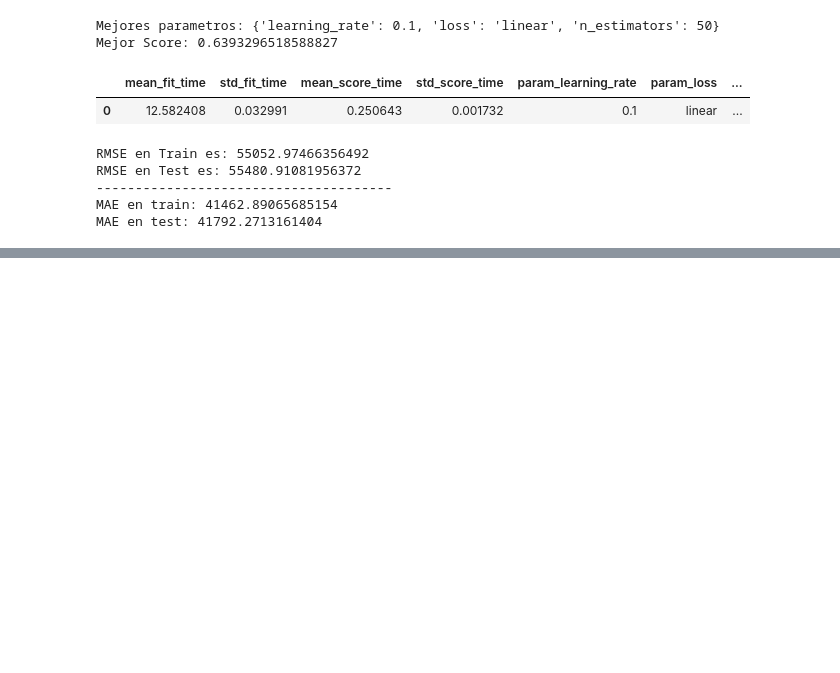
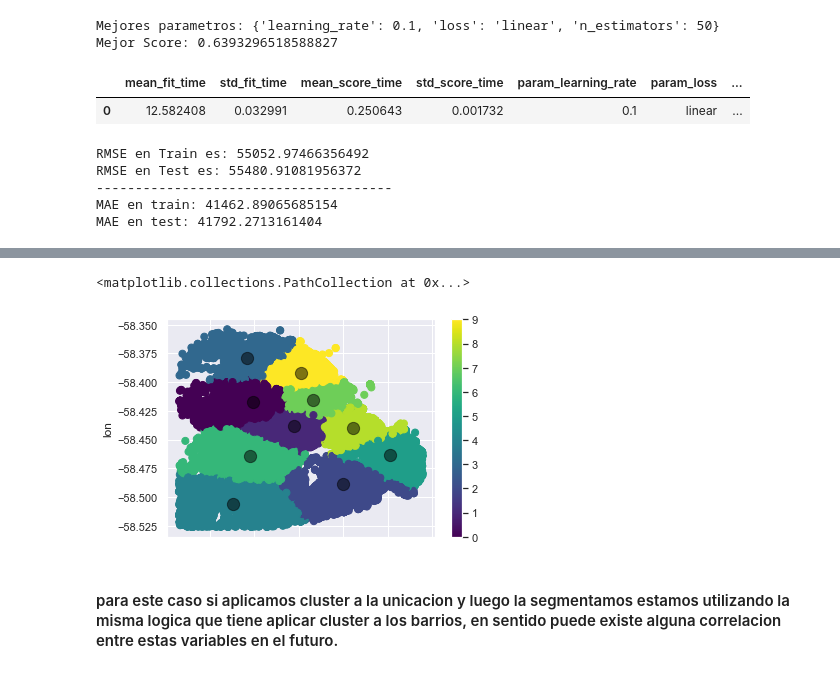
Before and after one commit to leobrandoon/house_price_prediction_v2, a Jupyter notebook: LeonardoGonzalez_Proyecto_02.ipynb, the cells around one changed output, grey strips where cells are left out. Saved outputs shown, nothing was run; the diff lists cells and outputs as text; code cells hidden in the pictures; blank space fills up the shorter version.

```diff
--- a/LeonardoGonzalez_Proyecto_02.ipynb
+++ b/LeonardoGonzalez_Proyecto_02.ipynb
@@ -1268,0 +1311,3 @@ MAE en test: 41792.2713161404
+# %%
+lat_lon = data_clus[["lat","lon"]]
+lat_lon.head()
@@ -1268,0 +1337,7 @@ MAE en test: 41792.2713161404
+# %%
+kmeans = KMeans(n_clusters = 10, init ='k-means++')
+kmeans.fit(lat_lon[lat_lon.columns[0:2]]) # Compute k-means clustering.
+lat_lon['cluster_label'] = kmeans.fit_predict(lat_lon[lat_lon.columns[0:2]])
+centers = kmeans.cluster_centers_ # Coordinates of cluster centers.
+labels = kmeans.predict(lat_lon[lat_lon.columns[0:2]]) # Labels of each point
+lat_lon.head(10)
@@ -1268,0 +1361,8 @@ MAE en test: 41792.2713161404
+# %%
+lat_lon.plot.scatter(x = 'lat', y = 'lon', c=labels, s=50, cmap='viridis')
+plt.scatter(centers[:, 0], centers[:, 1], c='black', s=150, alpha=0.5)
+# %% [output]
+<matplotlib.collections.PathCollection at 0x...>
+[figure, added]
+# %% [markdown]
+#### para este caso si aplicamos cluster a la unicacion y luego la segmentamos estamos utilizando la misma logica que tiene aplicar cluster a los barrios, en sentido puede existe alguna correlacion entre estas variables en el futuro.
```
Also changed, not shown: parts of 46 cells of this notebook.
